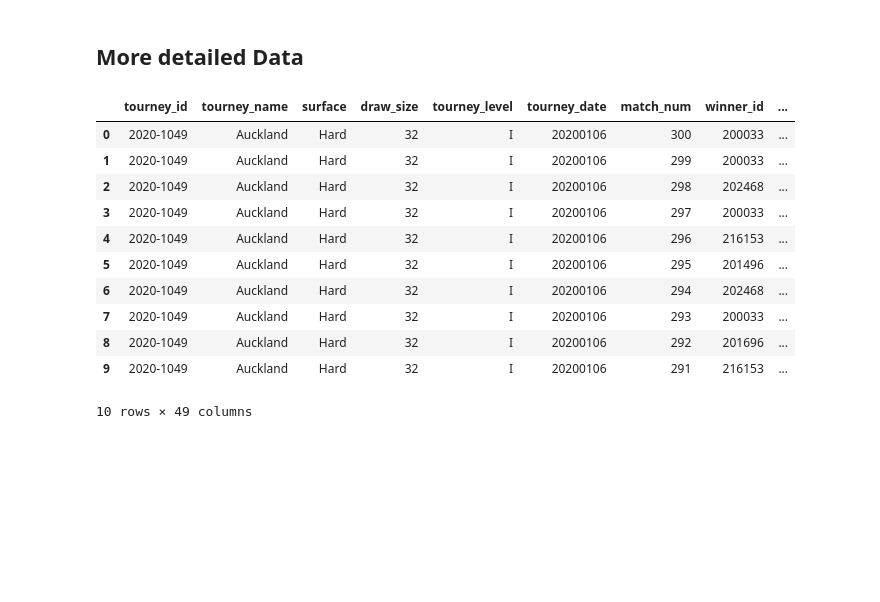
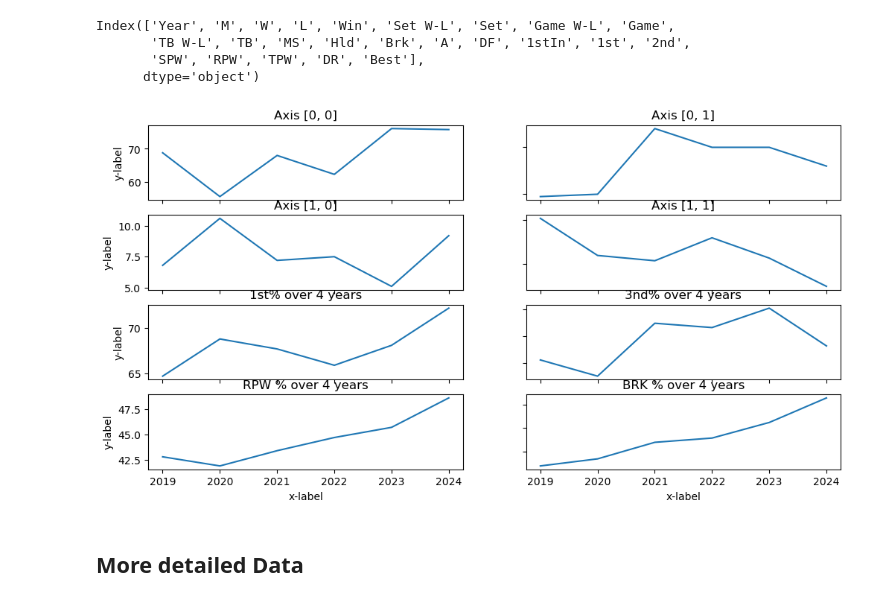
Before and after one commit to BrendanKenny1/Tennis-Project, a Jupyter notebook: P1.ipynb, the cells around one changed output. Cells and saved outputs as stored; diff of their text form; code cells hidden in the pictures; blank space fills up the shorter version.

```diff
--- a/P1.ipynb
+++ b/P1.ipynb
@@ -45,0 +8,4 @@ plt.show()  # display
+# %%
+summary = pd.read_csv('CocoG.csv')
+
+summary
@@ -46,37 +21,42 @@ plt.show()  # display
+# %%
+summary.columns
+# %% [output]
+Index(['Year', 'M', 'W', 'L', 'Win', 'Set W-L', 'Set', 'Game W-L', 'Game',
+       'TB W-L', 'TB', 'MS', 'Hld', 'Brk', 'A', 'DF', '1stIn', '1st', '2nd',
+       'SPW', 'RPW', 'TPW', 'DR', 'Best'],
+      dtype='object')
+# %%
+fig, axs = plt.subplots(4, 2, figsize=(12, 6))
+axs[0, 0].plot(summary['Year'], summary['Win'])
+axs[0, 0].set_title('Axis [0, 0]')
+axs[0, 1].plot(summary['Year'], summary['A'])
+axs[0, 1].set_title('Axis [0, 1]')
+axs[1, 0].plot(summary['Year'], summary['DF'])
+axs[1, 0].set_title('Axis [1, 0]')
+axs[1, 1].plot(summary['Year'], summary['1stIn'])
+axs[1, 1].set_title('Axis [1, 1]')
+
+axs[2, 0].plot(summary['Year'], summary['1st'])
+axs[2, 0].set_title('1st% over 4 years')
+
+axs[2, 1].plot(summary['Year'], summary['2nd'])
+axs[2, 1].set_title('3nd% over 4 years')
+
+axs[3, 0].plot(summary['Year'], summary['RPW'])
+axs[3, 0].set_title('RPW % over 4 years')
+
+axs[3, 1].plot(summary['Year'], summary['Brk'])
+axs[3, 1].set_title('BRK % over 4 years')
+
+
+
+for ax in axs.flat:
+    ax.set(xlabel='x-label', ylabel='y-label')
+
+# Hide x labels and tick labels for top plots and y ticks for right plots.
+for ax in axs.flat:
+    ax.label_outer()
+# %% [output]
+[figure, added]
 # %% [markdown]
 ## More detailed Data
-# %%
-def __iter__(self): return 0
-
-# @hidden_cell
-# The following code accesses a file in your IBM Cloud Object Storage. It includes your credentials.
-# You might want to remove those credentials before you share the notebook.
-
-cos_client = ibm_boto3.client(service_name='s3',
-    ibm_api_key_id='jtZTI4SI2WOqByytmJIQtgYH-srxfGO_ZRfXglQuDmau',
-    ibm_auth_endpoint="https://iam.cloud.ibm.com/identity/token",
-    config=Config(signature_version='oauth'),
-    endpoint_url='https://s3.direct.us-south.cloud-object-storage.appdomain.cloud')
-
-bucket = 'tennisproject-donotdelete-pr-9y2v4pgadevfjp'
-object_key = 'wta_matches_2020.csv'
-
-body = cos_client.get_object(Bucket=bucket,Key=object_key)['Body']
-# add missing __iter__ method, so pandas accepts body as file-like object
-if not hasattr(body, "__iter__"): body.__iter__ = types.MethodType( __iter__, body )
-
-y2020= pd.read_csv(body)
-y2020.head(10)
-# %% [output]
-|  | tourney_id | tourney_name | surface | draw_size | tourney_level | tourney_date | match_num | winner_id | ... |
-| 0 | 2020-1049 | Auckland | Hard | 32 | I | 20200106 | 300 | 200033 | ... |
-| 1 | 2020-1049 | Auckland | Hard | 32 | I | 20200106 | 299 | 200033 | ... |
-| 2 | 2020-1049 | Auckland | Hard | 32 | I | 20200106 | 298 | 202468 | ... |
-| 3 | 2020-1049 | Auckland | Hard | 32 | I | 20200106 | 297 | 200033 | ... |
-| 4 | 2020-1049 | Auckland | Hard | 32 | I | 20200106 | 296 | 216153 | ... |
-| 5 | 2020-1049 | Auckland | Hard | 32 | I | 20200106 | 295 | 201496 | ... |
-| 6 | 2020-1049 | Auckland | Hard | 32 | I | 20200106 | 294 | 202468 | ... |
-| 7 | 2020-1049 | Auckland | Hard | 32 | I | 20200106 | 293 | 200033 | ... |
-| 8 | 2020-1049 | Auckland | Hard | 32 | I | 20200106 | 292 | 201696 | ... |
-| 9 | 2020-1049 | Auckland | Hard | 32 | I | 20200106 | 291 | 216153 | ... |
-10 rows × 49 columns
```
Also changed, not shown: parts of 56 cells of this notebook.
